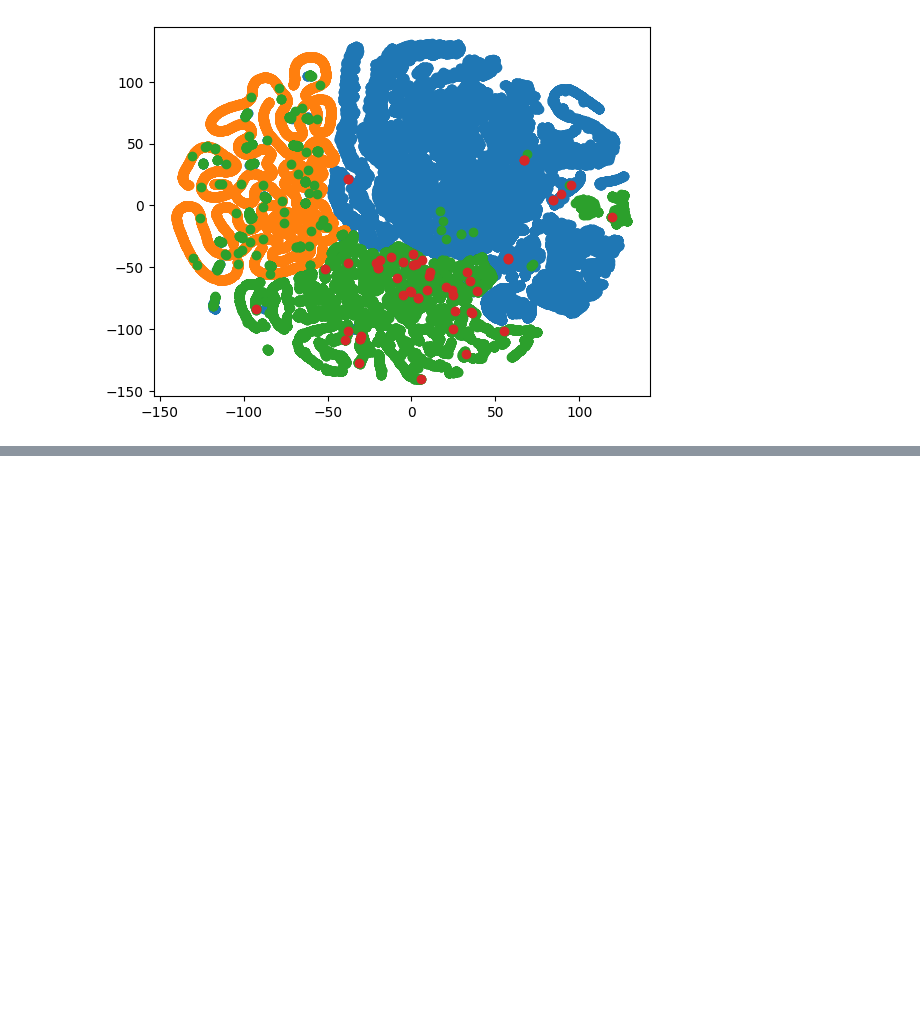
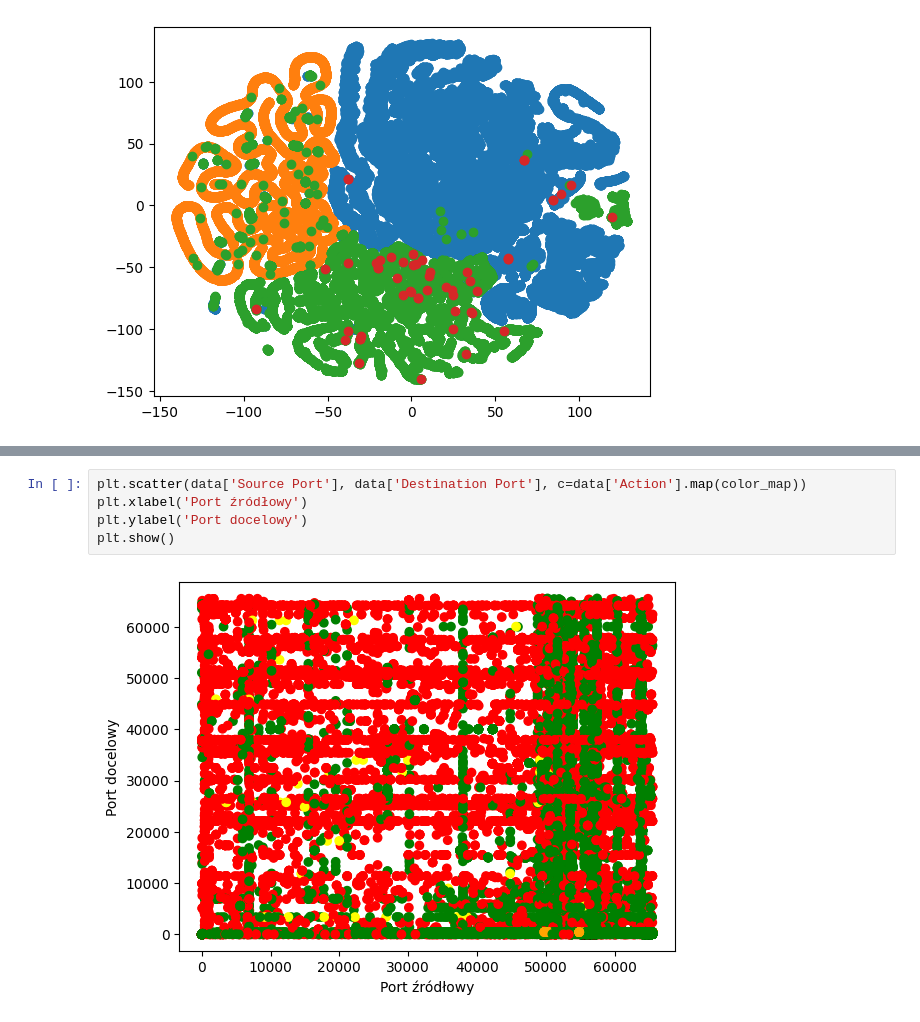
Before and after one commit to LenartPiotr/Studia-UczenieMaszynowe, a Jupyter notebook: introduce.ipynb, the cells around one changed output, grey strips where cells are left out. Drawn from its saved outputs; the diff is of its cells as text; blank space fills up the shorter version.

```diff
--- a/introduce.ipynb
+++ b/introduce.ipynb
@@ -300,0 +353,7 @@ for className in classes:
+# %%
+plt.scatter(data['Source Port'], data['Destination Port'], c=data['Action'].map(color_map))
+plt.xlabel('Port źródłowy')
+plt.ylabel('Port docelowy')
+plt.show()
+# %% [output]
+[figure, added]
```
Also changed, not shown: parts of 23 cells of this notebook, 7 other files.
